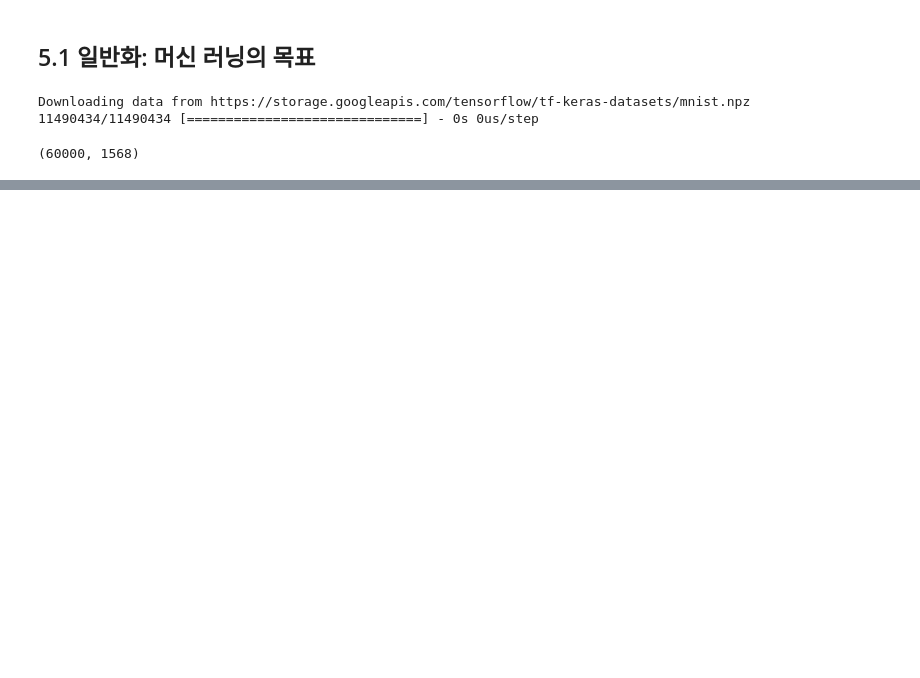
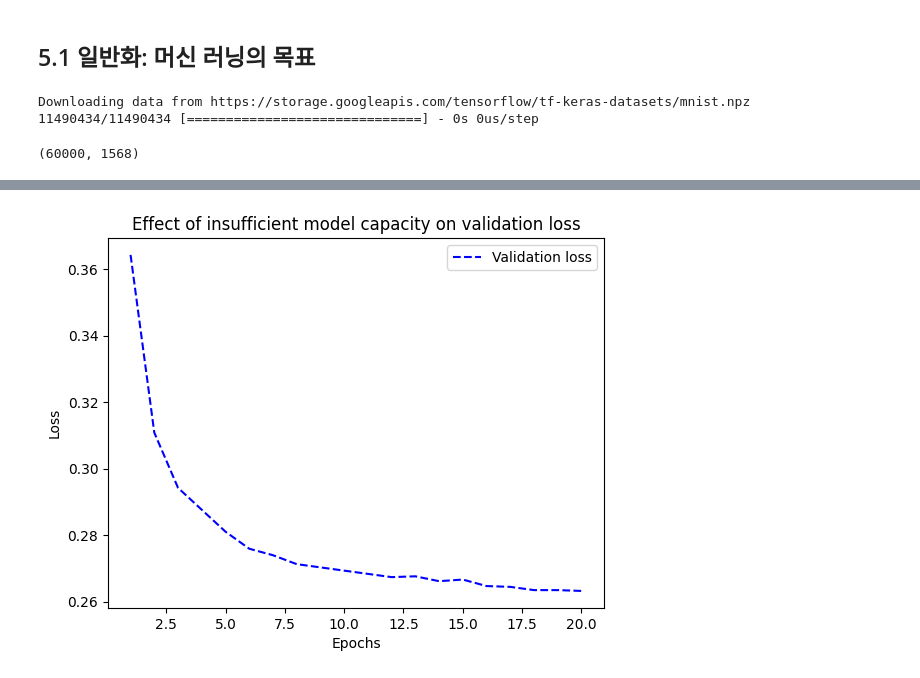
Before and after one commit to Parkseojin2001/Deep-learning_with_Python, a Jupyter notebook: chapter05_fundamentals_of_ml.ipynb, the cells around one changed output, grey strips where cells are left out. Cells and saved outputs as stored; diff of their text form; code cells hidden in the pictures; blank space fills up the shorter version.

```diff
--- a/chapter05_fundamentals_of_ml.ipynb
+++ b/chapter05_fundamentals_of_ml.ipynb
@@ -131,0 +134,16 @@ Epoch 100/100
+# %%
+(train_images, train_labels), _ = mnist.load_data()
+train_images = train_images.reshape((60000, 28 * 28))
+train_images = train_images.astype("float32") / 255
+# %%
+# MNIST 데이터를 사용한 간단한 로지스틱 회귀 모델
+
+model = keras.Sequential([layers.Dense(10, activation="softmax")])
+model.compile(optimizer="rmsprop",
+								loss="sparse_categorical_crossentropy",
+								metrics=["accuracy"])
+history_small_model = model.fit(
+		train_images, train_labels,
+		epochs=20,
+		batch_size=128,
+		validation_split=0.2)
@@ -131,0 +168,13 @@ Epoch 100/100
+# %%
+# 손실 곡선
+val_loss = history_small_model.history["val_loss"]
+epochs = range(1, 21)
+plt.plot(epochs, val_loss, "b--",
+         label="Validation loss")
+plt.title("Effect of insufficient model capacity on validation loss")
+plt.xlabel("Epochs")
+plt.ylabel("Loss")
+plt.legend()
+plt.show()
+# %% [output]
+[figure, added]
```
Also changed, not shown: parts of 7 cells of this notebook.
